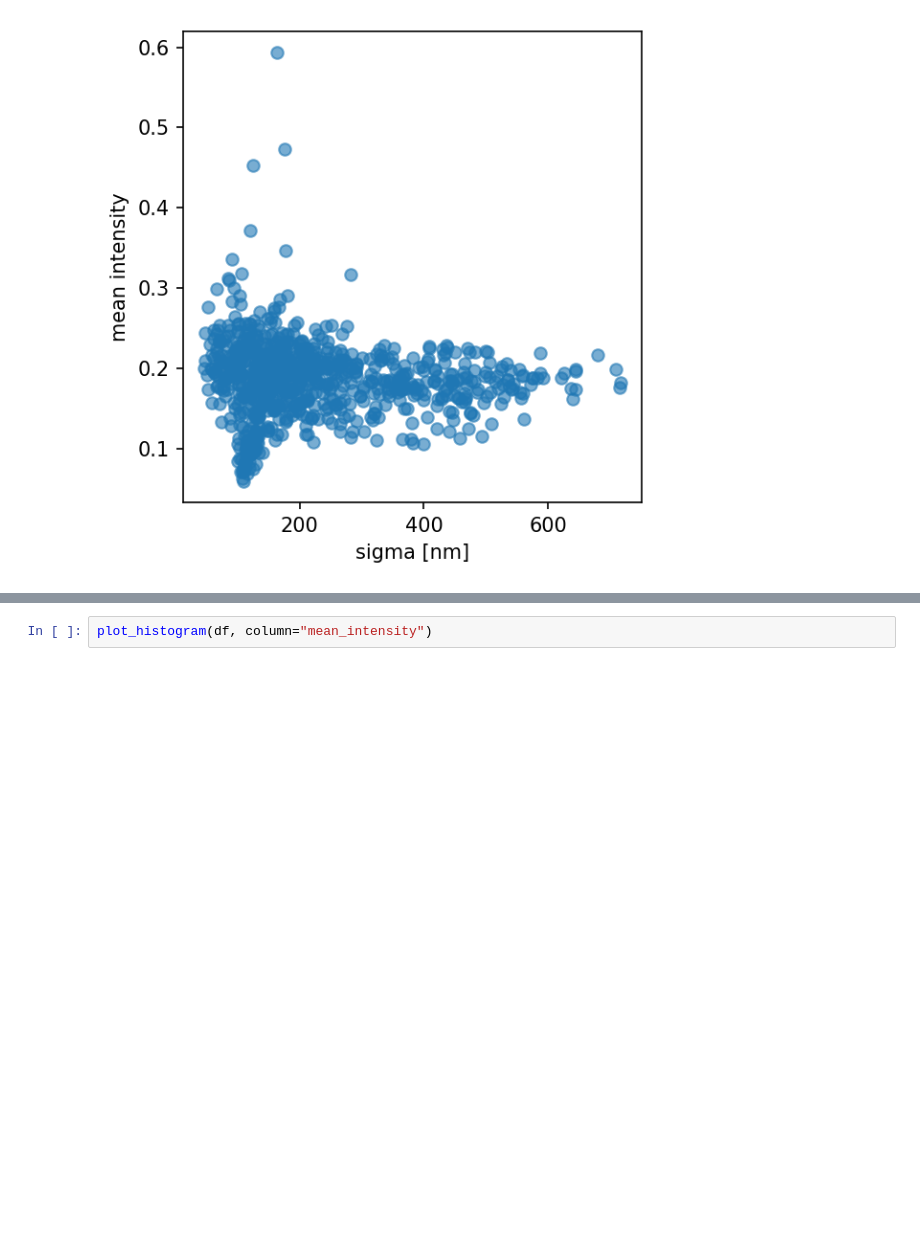
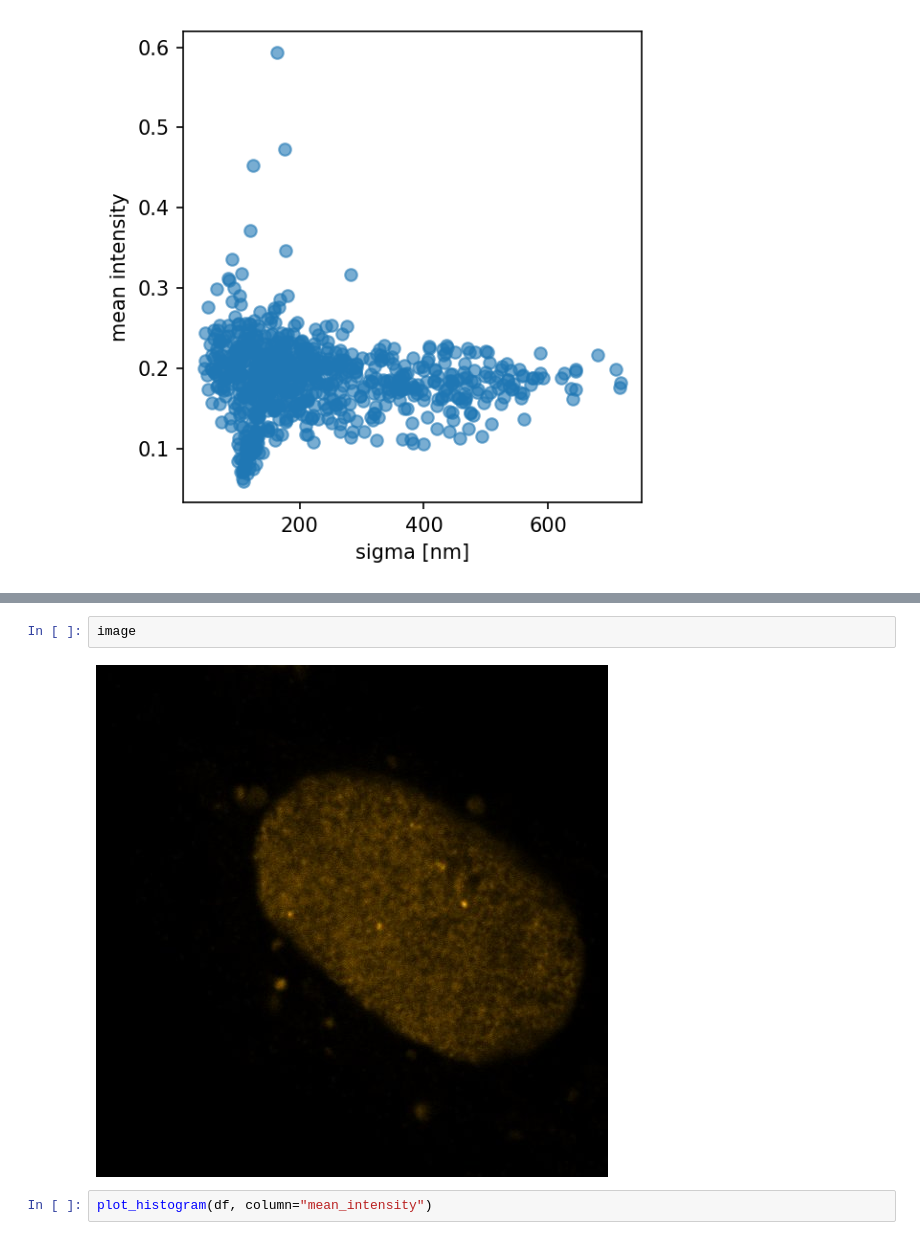
Before and after one commit to Lopatushka/LLPS, a Jupyter notebook: Kmean.ipynb, the cells around one changed output, grey strips where cells are left out. Saved outputs shown, nothing was run; the diff lists cells and outputs as text; blank space fills up the shorter version.

```diff
--- a/Kmean.ipynb
+++ b/Kmean.ipynb
@@ -172,3 +175,7 @@ plt.show()
+# %%
+image
+# %% [output]
+[figure, added]
 # %%
 plot_histogram(df, column="mean_intensity")
 # %% [output]
```
Also changed, not shown: parts of 3 cells of this notebook.
